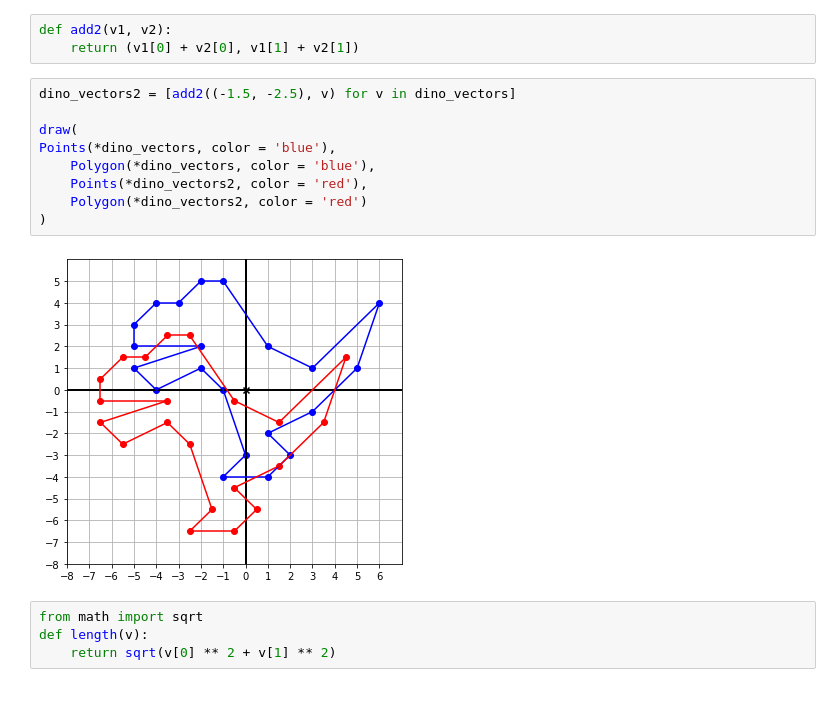
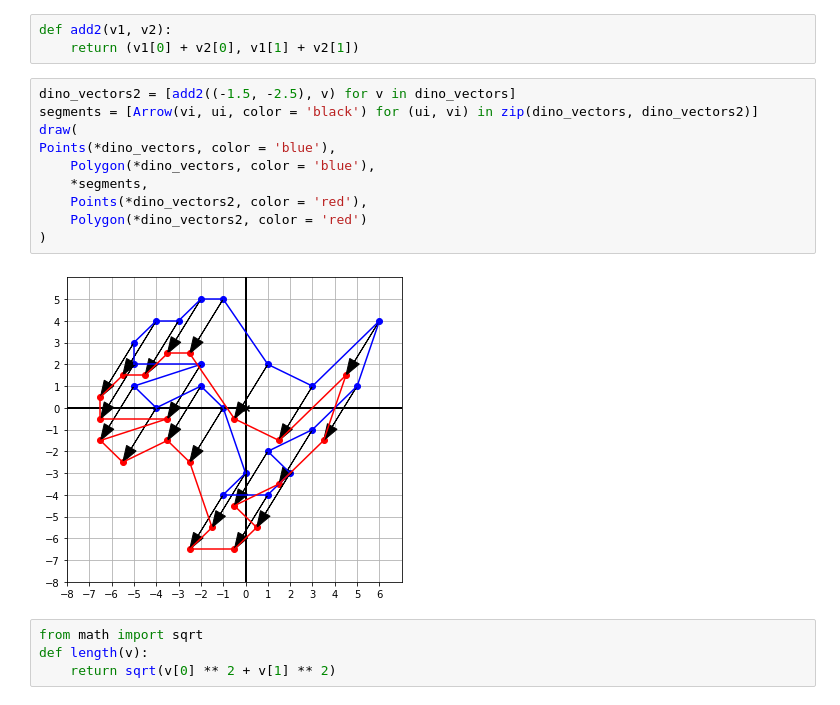
Before and after one commit to sergiovasquez122/Mathematics-for-programmers, a Jupyter notebook: Chapter_2_vectors.ipynb, the cells around one changed output. Saved outputs shown, nothing was run; the diff lists cells and outputs as text.

```diff
--- a/Chapter_2_vectors.ipynb
+++ b/Chapter_2_vectors.ipynb
@@ -52,15 +52,16 @@ def add2(v1, v2):
     return (v1[0] + v2[0], v1[1] + v2[1])
 # %%
 dino_vectors2 = [add2((-1.5, -2.5), v) for v in dino_vectors]
-
+segments = [Arrow(vi, ui, color = 'black') for (ui, vi) in zip(dino_vectors, dino_vectors2)]
 draw(
 Points(*dino_vectors, color = 'blue'),
     Polygon(*dino_vectors, color = 'blue'),
+    *segments,
     Points(*dino_vectors2, color = 'red'),
     Polygon(*dino_vectors2, color = 'red')
 )
 # %% [output]
-[figure, old version]
+[figure, new version]
 # %%
 from math import sqrt
 def length(v):
```
Also changed, not shown: parts of 2 cells of this notebook.
